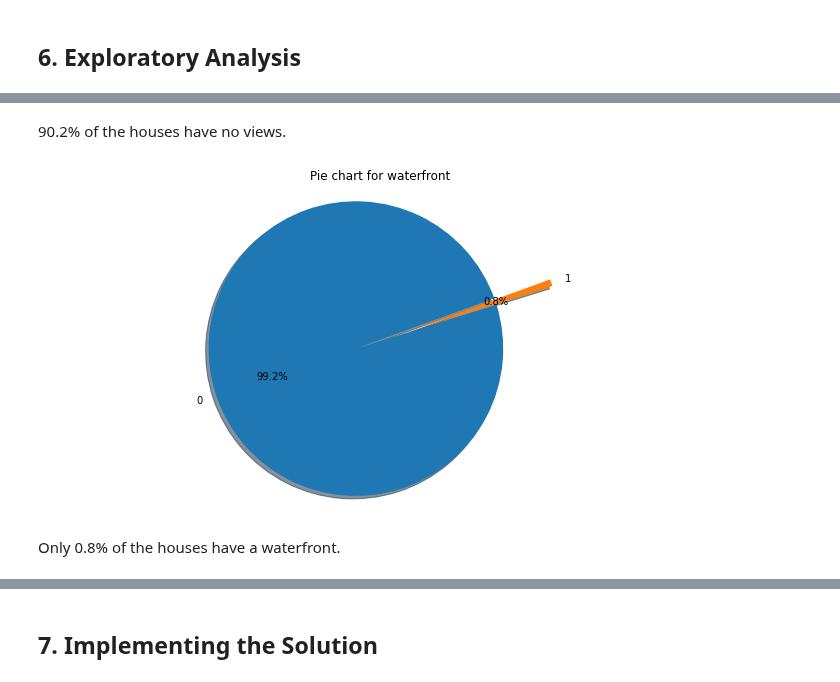
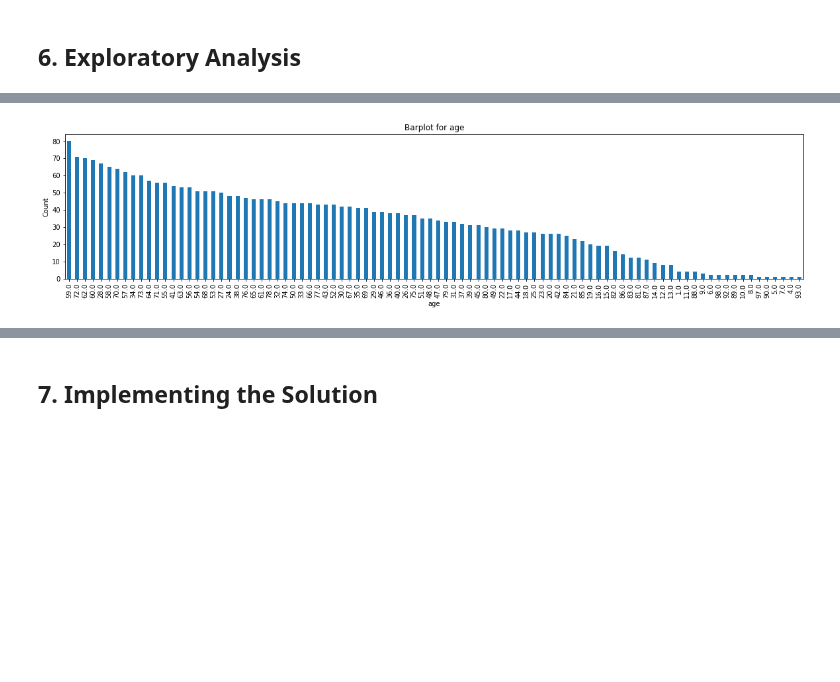
Before and after one commit to Magguire/Magguire, a Jupyter notebook: module_2_core_week_III_ip.ipynb, the cells around one changed output, grey strips where cells are left out. Saved outputs shown, nothing was run; the diff lists cells and outputs as text; code cells hidden in the pictures; blank space fills up the shorter version.

```diff
--- a/module_2_core_week_III_ip.ipynb
+++ b/module_2_core_week_III_ip.ipynb
@@ -260,7 +389,7 @@ df.describe(include='all', datetime_is_numeric=True)
 # %%
 # barplot function for value counts
 def barplot(column):
-  df[column].value_counts().plot.bar(figsize=(10,4))
+  df[column].value_counts().plot.bar(figsize=(20,4))
   plt.title('Barplot for {}'.format(column))
   plt.xlabel(column)
   plt.ylabel('Count')
@@ -304,8 +397,4 @@ pie_chart('view', (0.1,0.3,0.3,0.3,0.3))
-# %% [markdown]
- 90.2% of the houses have no views.
-# %%
-pie_chart('waterfront', (0.1,0.3))
-# %% [output]
-[figure, removed]
-# %% [markdown]
-Only 0.8% of the houses have a waterfront.
+# %%
+barplot('age')
+# %% [output]
+[figure, added]
```
Also changed, not shown: parts of 150 cells of this notebook.
